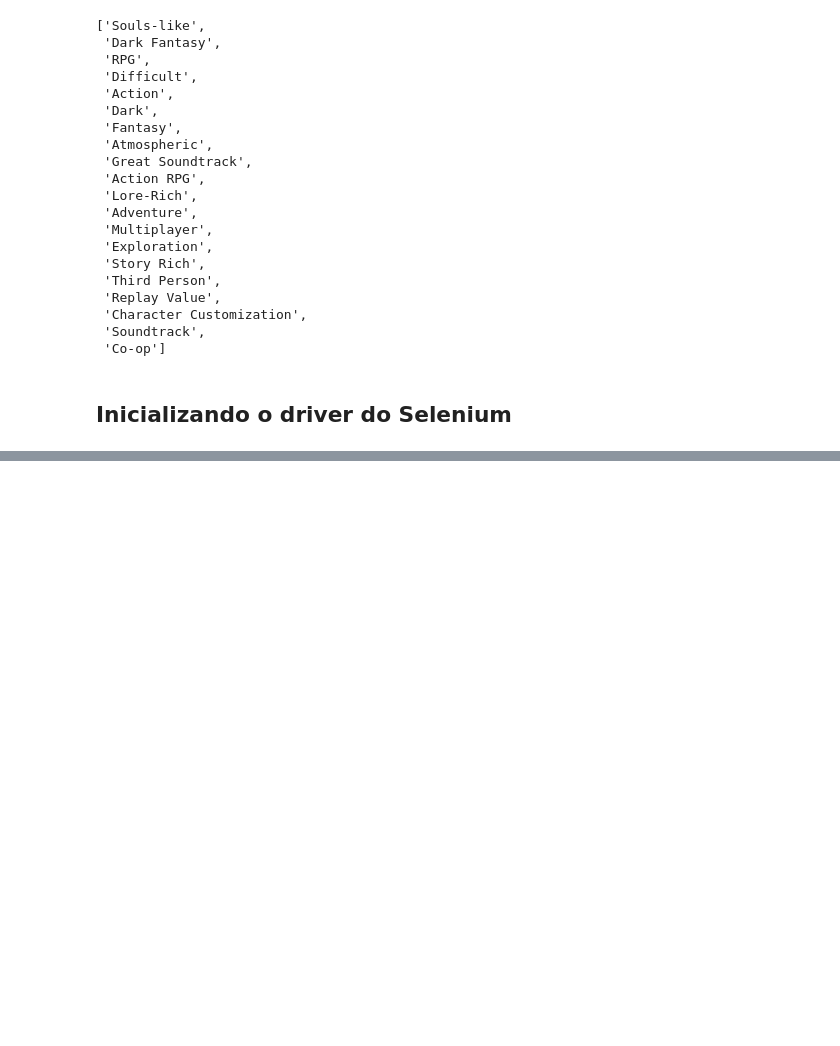
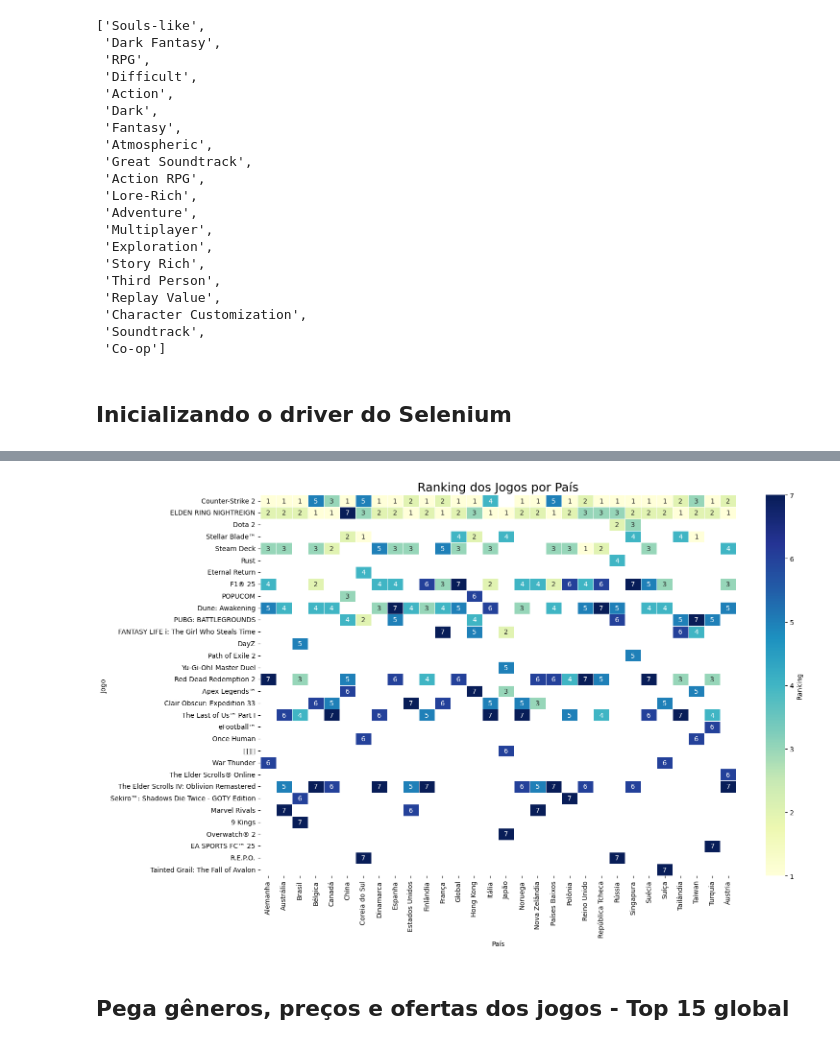
Before and after one commit to pedronery07/Steam_WebScraping, a Jupyter notebook: steam.ipynb, the cells around one changed output, grey strips where cells are left out. Cells and saved outputs as stored; diff of their text form; code cells hidden in the pictures; blank space fills up the shorter version.

Commit message:
Códigos de visualização

```diff
--- a/steam.ipynb
+++ b/steam.ipynb
@@ -88,13 +117,11 @@ g_id = 0
 for game in all_carousel:
     g_name = game.find('div', class_="app_name").text
     g_reason = game.find('div', class_="reason").text
-    g_status = check_if_available(g_reason)
     href = game['href']
 
     carousel_items[g_id] = {
         'name': g_name,
         'page': href,
-        'status': g_status,
     }
 
     g_id += 1
@@ -173,7 +234,7 @@ siglas_paises = {
     'Áustria': 'AT'
 }
 
-top50_por_pais = {}
+top15_por_pais = {}
 
 for pais, sigla in siglas_paises.items():
     # print(f'Lendo página: {pais}')
@@ -185,11 +246,11 @@ for pais, sigla in siglas_paises.items():
     soup = BeautifulSoup(driver.page_source, 'html.parser')
     all_games = soup.find_all('div', class_="_1n_4-zvf0n4aqGEksbgW9N")
 
-    limite = 50
+    limite = 15
     dict_pais = {}
     for i, game in enumerate(all_games[:limite]):
         dict_pais[i] = game.text
 
-    top50_por_pais[pais] = dict_pais
+    top15_por_pais[pais] = dict_pais
 
-# top50_por_pais
+top15_por_pais
@@ -221,10 +279,10 @@ for pais, jogos in top50_por_pais.items():
         print(f'Erro na leitura de: {pais}')
 # %%
 # Montando dataframe a partir do scraping feito
-df_ranking = pd.DataFrame.from_dict(top50_por_pais, orient='index').transpose()
-df_ranking['Ranking'] = [i for i in range(1, 51)]
+df_ranking = pd.DataFrame.from_dict(top15_por_pais, orient='index').transpose()
+df_ranking['Ranking'] = [i for i in range(1, 16)]
 cols = ['Ranking'] + [col for col in df_ranking.columns if col != 'Ranking']
 df_ranking = df_ranking[cols]
-df_ranking.head(10)
+df_ranking.head(3)
 # %% [output]
 |  | Ranking | Global | Alemanha | Austrália | Brasil | Bélgica | Canadá | China | Coreia do Sul | Dinamarca | ... |
@@ -242,3 +293,31 @@ df_ranking.head(10)
+# %%
+df_top7 = df_ranking.iloc[:7, :]
+
+if 'Ranking' in df_top7.columns:
+    df_top7 = df_top7.drop(columns=['Ranking'])
+
+df_top7_long = df_top7.melt(var_name='País', value_name='Jogo')
+
+df_top7_long['Ranking'] = df_top7_long.groupby('País').cumcount() + 1
+
+heatmap_data = df_top7_long.pivot_table(index='Jogo', columns='País', values='Ranking')
+
+heatmap_data['Média'] = heatmap_data.mean(axis=1)
+heatmap_data = heatmap_data.sort_values('Média')
+heatmap_data = heatmap_data.drop(columns='Média')
+
+plt.figure(figsize=(16, 10))
+sns.heatmap(heatmap_data, cmap="YlGnBu", annot=True, fmt=".0f", linewidths=.5, cbar_kws={'label': 'Ranking'})
+
+plt.title('Ranking dos Jogos por País', fontsize=18)
+plt.xlabel('País')
+plt.ylabel('Jogo')
+plt.tight_layout()
+plt.show()
+# %% [output]
+[figure, added]
+# %% [markdown]
+## <div id="precos_e_ofertas">Pega gêneros, preços e ofertas dos jogos - Top 15 global</div>
 # %%
 url_pais = f"https://store.steampowered.com/charts/topselling/global"
 driver.get(url_pais)
```
Also changed, not shown: parts of 23 cells of this notebook, 2 other files.
